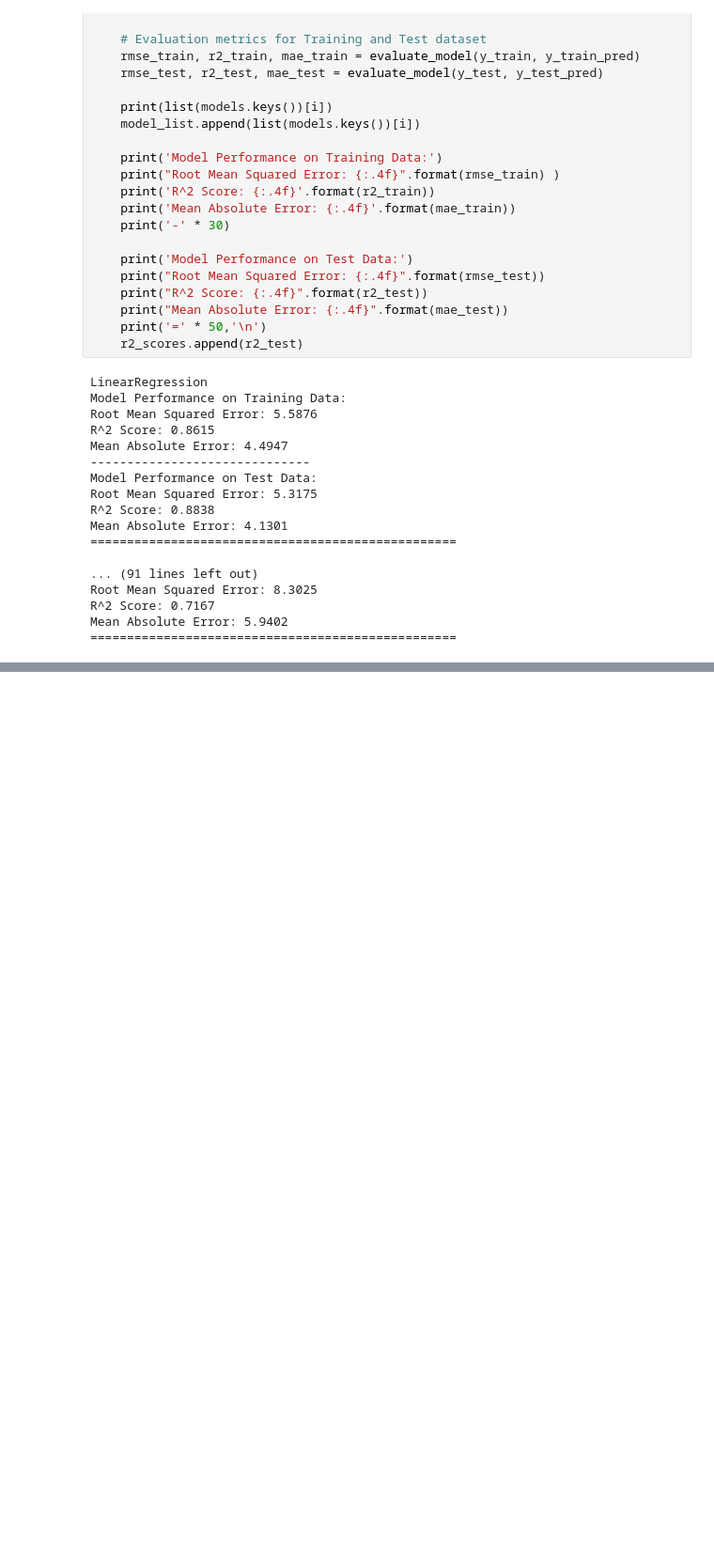
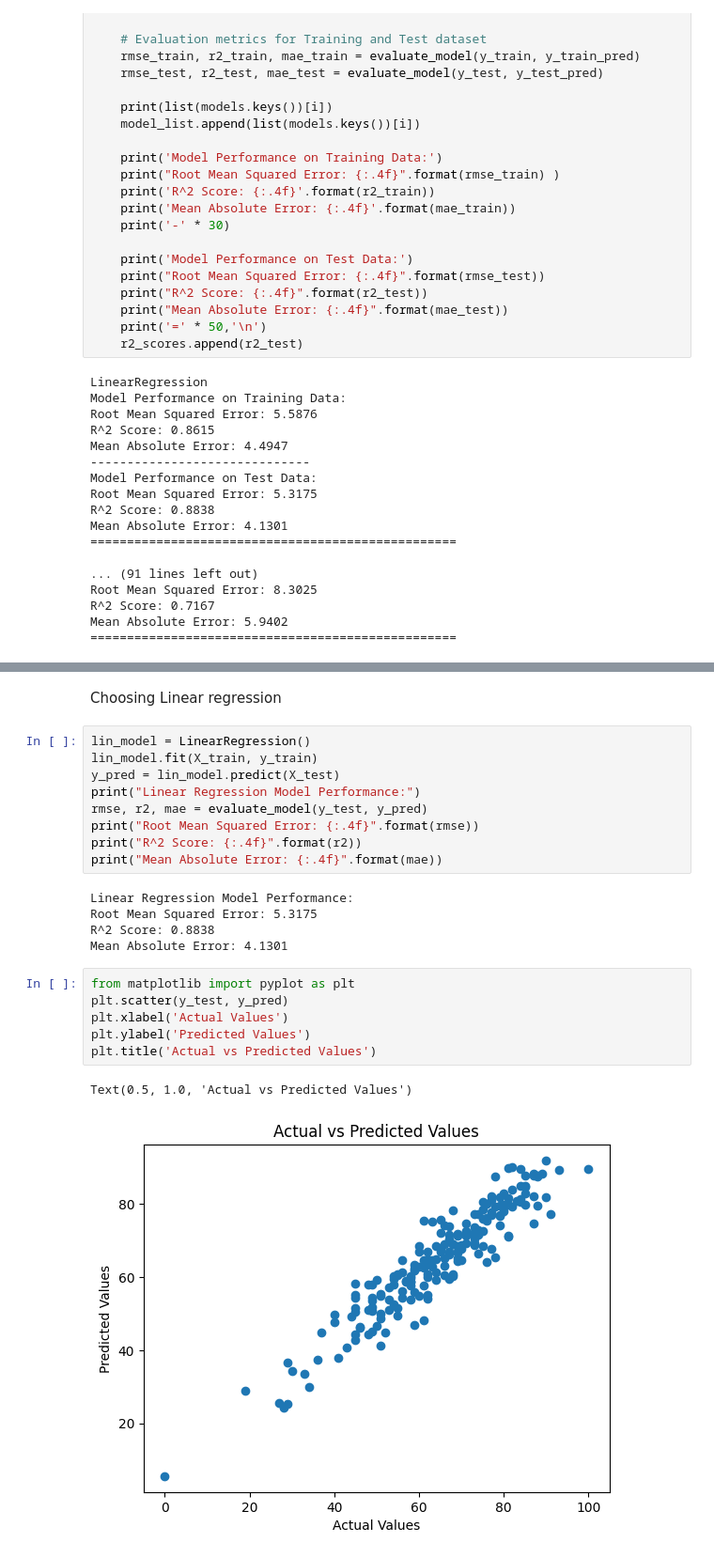
Before and after one commit to Sudeepkasichhwa/student-performance-indicator, a Jupyter notebook: data/Model_training.ipynb, the cells around one changed output, grey strips where cells are left out. Shown at 94% size. Cells and saved outputs as stored; diff of their text form; blank space fills up the shorter version.

Commit message:
Choose best model and plot model fit

```diff
--- a/data/Model_training.ipynb
+++ b/data/Model_training.ipynb
@@ -199,2 +199,27 @@ pd.DataFrame({
 | 7 | SVR | 0.716723 |
 | 8 | LogisticRegression | 0.693595 |
+# %% [markdown]
+Choosing Linear regression
+# %%
+lin_model = LinearRegression()
+lin_model.fit(X_train, y_train)
+y_pred = lin_model.predict(X_test)
+print("Linear Regression Model Performance:")
+rmse, r2, mae = evaluate_model(y_test, y_pred)
+print("Root Mean Squared Error: {:.4f}".format(rmse))
+print("R^2 Score: {:.4f}".format(r2))
+print("Mean Absolute Error: {:.4f}".format(mae))
+# %% [output]
+Linear Regression Model Performance:
+Root Mean Squared Error: 5.3175
+R^2 Score: 0.8838
+Mean Absolute Error: 4.1301
+# %%
+from matplotlib import pyplot as plt
+plt.scatter(y_test, y_pred)
+plt.xlabel('Actual Values')
+plt.ylabel('Predicted Values')
+plt.title('Actual vs Predicted Values')
+# %% [output]
+Text(0.5, 1.0, 'Actual vs Predicted Values')
+[figure, added]
```
Also changed, not shown: parts of 2 cells of this notebook, 3 other files.
